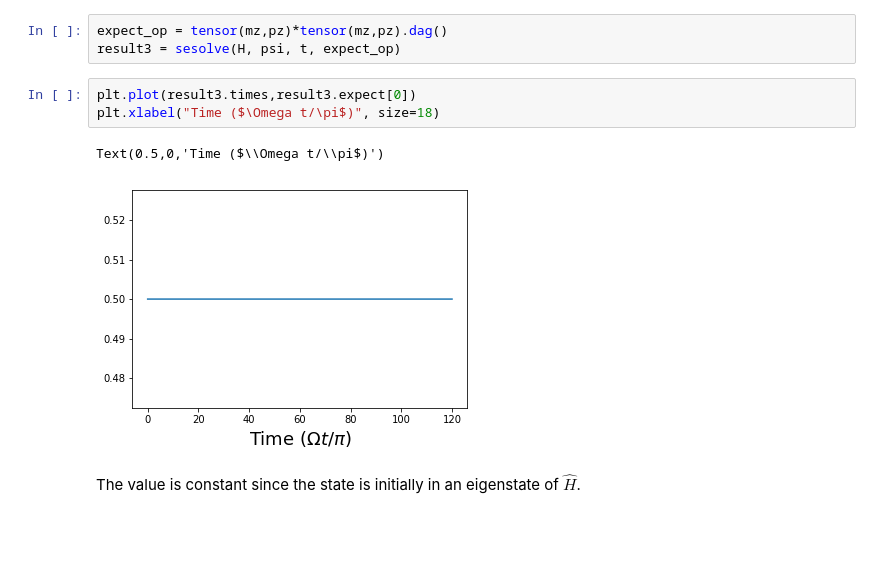
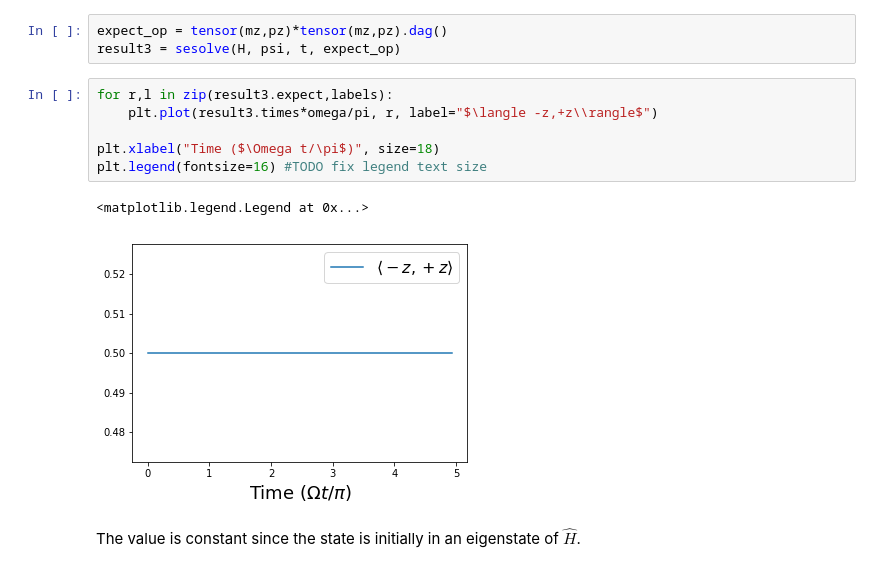
Before and after one commit to amcdawes/QMlabs, a Jupyter notebook: Lab 7 - Time Evolution.ipynb, the cells around one changed output. Cells and saved outputs as stored; diff of their text form; blank space fills up the shorter version.

```diff
--- a/Lab 7 - Time Evolution.ipynb
+++ b/Lab 7 - Time Evolution.ipynb
@@ -71,12 +73,15 @@ H = -omega*tensor(Sz,Sz)
 # %%
 expect_op = tensor(mz,pz)*tensor(mz,pz).dag()
 result3 = sesolve(H, psi, t, expect_op)
-# %%
-plt.plot(result3.times,result3.expect[0])
-plt.xlabel("Time ($\Omega t/\pi$)", size=18)
-# %% [output]
-Text(0.5,0,'Time ($\\Omega t/\\pi$)')
-[figure, removed]
+# %%
+for r,l in zip(result3.expect,labels):
+    plt.plot(result3.times*omega/pi, r, label="$\langle -z,+z\\rangle$")
+
+plt.xlabel("Time ($\Omega t/\pi$)", size=18)
+plt.legend(fontsize=16) #TODO fix legend text size
+# %% [output]
+<matplotlib.legend.Legend at 0x...>
+[figure, added]
 # %% [markdown]
 The value is constant since the state is initially in an eigenstate of $\hat{H}$.
 # %% [markdown]
```
Also changed, not shown: parts of 8 cells of this notebook.
